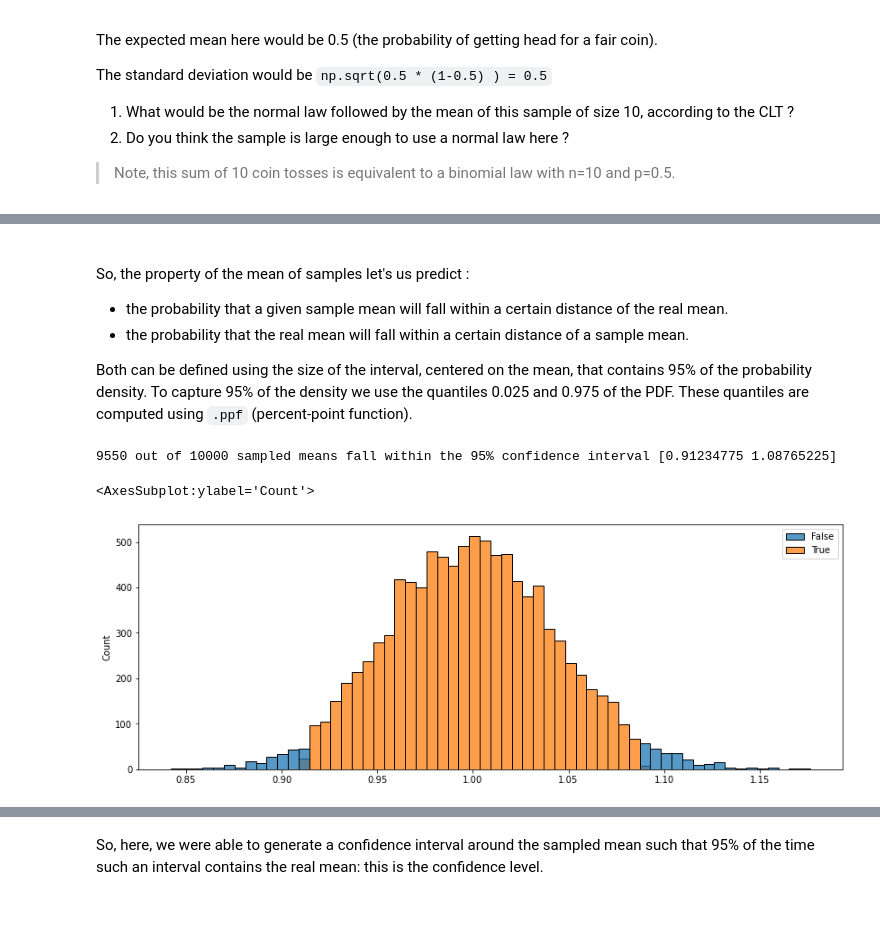
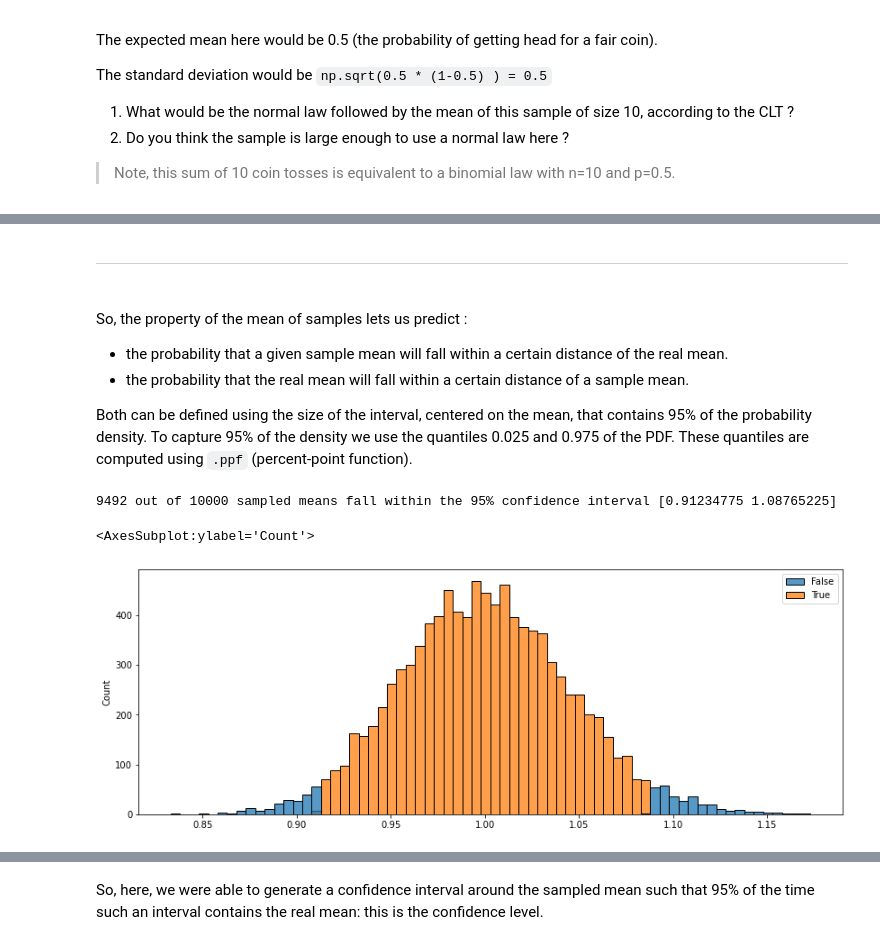
Before and after one commit to sib-swiss/introduction-to-statistics-with-python-training, a Jupyter notebook: 02_distribution_and_statistical_tests.ipynb, the cells around one changed output, grey strips where cells are left out. Saved outputs shown, nothing was run; the diff lists cells and outputs as text; code cells hidden in the pictures; blank space fills up the shorter version.

```diff
--- a/02_distribution_and_statistical_tests.ipynb
+++ b/02_distribution_and_statistical_tests.ipynb
@@ -267,30 +263,0 @@ s / np.sqrt(n)
-# %%
-# %load solutions/solution_02_01.py
-
-# 1. What would be the normal law followed by the mean of this sample of size 10, according to the CLT ?
-
-# a sample of size 10, with a mean of 0.5 and standard deviation of 0.5:
-# the mean of this sample follows a normal law of mean 0.5 and standard deviation of 0.5/np.sqrt(10)
-
-# 2. Do you think the sample is large enough to use a normal law here ?
-
-# let's do some simulations to decide
-sampleSize=10
-expectedMu = 0.5
-expectedStdev = 0.5/np.sqrt(sampleSize)
-
-
-sample_means = [samplingMean() for i  in range(1000)]
-approximation_normal = stats.norm(loc = expectedMu , scale = expectedStdev)
-theoretical_binomial = stats.binom(n=10 , p = 0.5)
-
-fig,ax = plt.subplots(figsize=(14,7))
-
-sns.histplot(sample_means, stat='density' , kde=True, ax=ax , label = 'drawn samples')
-
-x = np.linspace(0,1,100)
-sns.lineplot( x=x , y=approximation_normal.pdf(x ) ,
-             ax=ax , color="orange" , label = 'normal approximation')
-sns.scatterplot( x=np.arange(11)/10 ,
-                 y=theoretical_binomial.pmf(np.arange(11))*10 ,
-                s=100,  color = 'green' ,ax=ax , label = 'actual binomial law')
@@ -300,7 +271,10 @@ sns.scatterplot( x=np.arange(11)/10 ,
 # %% [markdown]
+
+---
+
 <br>
 
-So, the property of the mean of samples let's us predict :
+So, the property of the mean of samples lets us predict :
 * the probability that a given sample mean will fall within a certain distance of the real mean.
 * the probability that the real mean will fall within a certain distance of a sample mean.
 
@@ -309,27 +283,28 @@ To capture 95% of the density we use the quantiles 0.025 and 0.975 of the PDF. T
 # %%
 meanOriginal = 1 # the mean of this exponential law is 1
 stdevOriginal= 1 # its standard deviation is 1
 
 sampleSize = 500
 mu = meanOriginal
 stdev = stdevOriginal / np.sqrt(sampleSize)
 
 
 # interval computed from the normal law.
 # 95% of sampled means should fall within that interval. Let's test this
 CI = stats.norm.ppf([0.025,0.975] , loc = mu , scale = stdev )
 
 sampled = np.array( [ sampling(sampleSize).mean() for i in range(10000) ] )
 
 nbInside = sum( ( sampled<CI[1] ) * ( sampled>CI[0] ) )
 print(nbInside , 'out of', 10000 , 'sampled means fall within the 95% confidence interval' , CI)
 
 fig=plt.figure(figsize=(14,5))
-sns.histplot(x=sampled , hue = [ ( x<CI[1] ) and ( x>CI[0] )  for x in sampled ] )
+sns.histplot(x=sampled , binwidth=0.005, multiple="stack",
+             hue = [ ( x<CI[1] ) and ( x>CI[0] )  for x in sampled ] )
 # %% [output]
-9550 out of 10000 sampled means fall within the 95% confidence interval [0.91234775 1.08765225]
+9492 out of 10000 sampled means fall within the 95% confidence interval [0.91234775 1.08765225]
 <AxesSubplot:ylabel='Count'>
-[figure, old version]
+[figure, new version]
 # %%
 # Now, let's see how many times the real mean falls within the confidence interval centered on the sample mean.
 nbInside =0
```
Also changed, not shown: parts of 61 cells of this notebook, 2 other files.
